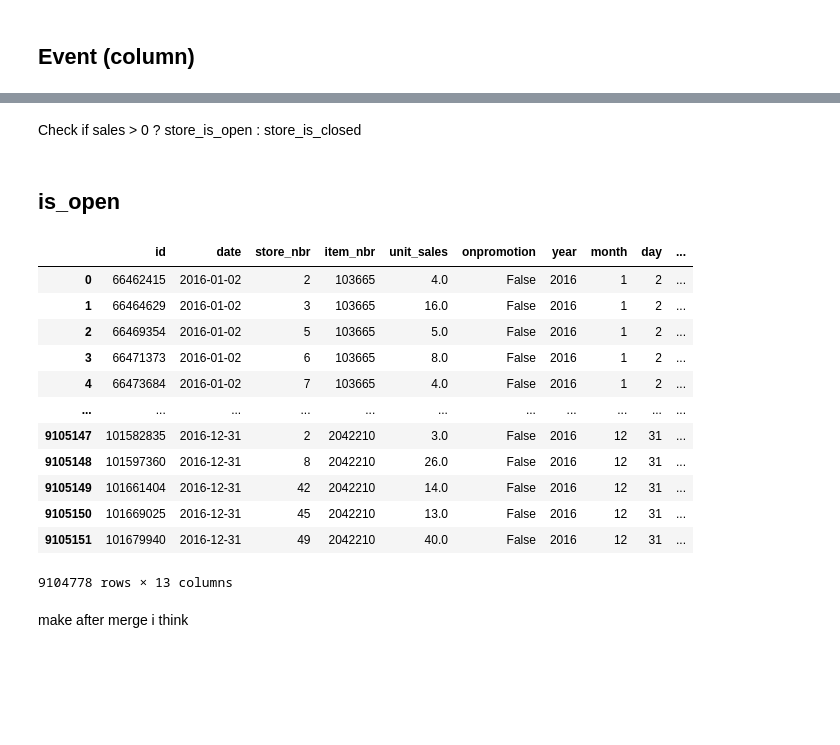
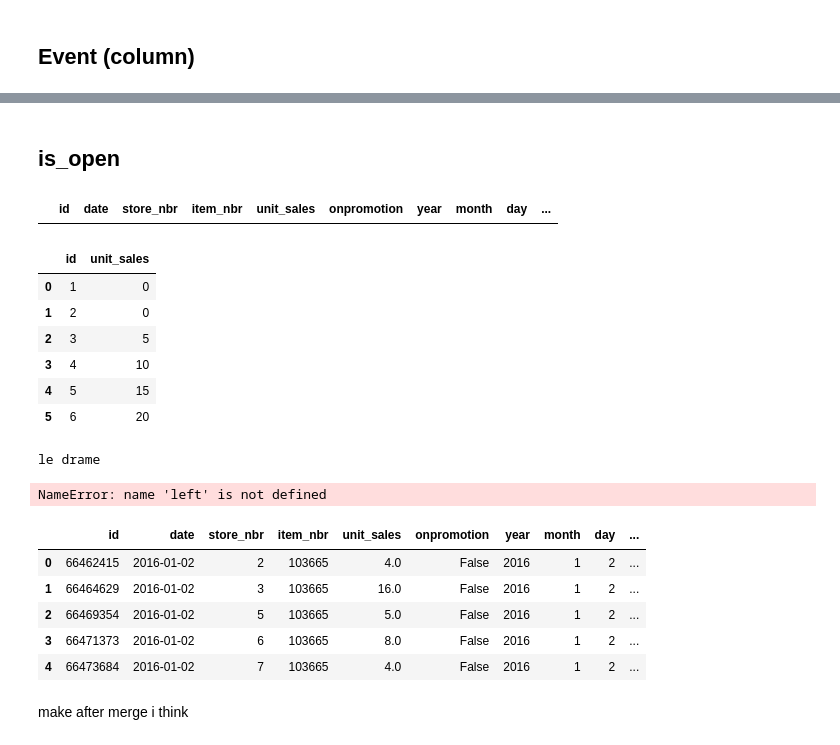
Before and after one commit to didine13/forecasting_for_sales, a Jupyter notebook: notebooks/nhouyvanisvong_data_prep_preproc.ipynb, the cells around one changed output, grey strips where cells are left out. Drawn from its saved outputs; the diff is of its cells as text; code cells hidden in the pictures; blank space fills up the shorter version.

Commit message:
Test condition to add True/False if store open/close

```diff
--- a/notebooks/nhouyvanisvong_data_prep_preproc.ipynb
+++ b/notebooks/nhouyvanisvong_data_prep_preproc.ipynb
@@ -632,26 +642,59 @@ holiday_data[holiday_data['type'] == 'Event']
-# %% [markdown]
-Check if sales > 0 ? store_is_open : store_is_closed
 # %% [markdown]
 ## is_open
 # %%
 # with train
+# %%
+train_itemsp[train_itemsp['unit_sales'] == 0]
+# %% [output]
+|  | id | date | store_nbr | item_nbr | unit_sales | onpromotion | year | month | day | ... |
+# %%
+test_df_dict = {'id': [1, 2, 3, 4, 5, 6], 'unit_sales': [0, 0, 5, 10, 15, 20]}
+
+df_test_dict = pd.DataFrame.from_dict(test_df_dict)
+df_test_dict
+# %% [output]
+|  | id | unit_sales |
+| 0 | 1 | 0 |
+| 1 | 2 | 0 |
+| 2 | 3 | 5 |
+| 3 | 4 | 10 |
+| 4 | 5 | 15 |
+| 5 | 6 | 20 |
+# %%
+if len(df_test_dict[df_test_dict['unit_sales'] == 0]) == 0:
+    df_test_dict['is_open'] = True
+else:
+    print('le drame')
+    df_to_merge = df_test_dict[df_test_dict['unit_sales'] != 0][['id']]
+    df_to_merge['is_open'] = True
+    df_test_dict = df_test_dict.merge(df_to_merge, on='id', how='left')
+df_test_dict
+# %% [output]
+le drame
+NameError: name 'left' is not defined
+# %%
+if len(train_itemsp[train_itemsp['unit_sales'] == 0]) == 0:
+    train_itemsp['is_open'] = True
+else:
+    train_to_merge = train_itemsp[train_itemsp['unit_sales'] != 0][['id']]
+    train_to_merge['is_open'] = True
+    train_itemsp = train_itemsp.merge(train_to_merge, on='id', how='left')
 # %%
 # to know if is_open
-train_itemsp.loc[train_itemsp['unit_sales'] > 0] # ['is_open'] = True
+if len(train_itemsp[train_itemsp['unit_sales'] == 0]) == 0:
+    train_itemsp['is_open'] = True
+else:
+    train_to_merge = train_itemsp[train_itemsp['unit_sales'] != 0][['id']]
+    train_to_merge['is_open'] = True
+    train_itemsp = train_itemsp.merge(train_to_merge, on='id', how=left)
+train_itemsp.head()
 # %% [output]
 |  | id | date | store_nbr | item_nbr | unit_sales | onpromotion | year | month | day | ... |
 | 0 | 66462415 | 2016-01-02 | 2 | 103665 | 4.0 | False | 2016 | 1 | 2 | ... |
 | 1 | 66464629 | 2016-01-02 | 3 | 103665 | 16.0 | False | 2016 | 1 | 2 | ... |
 | 2 | 66469354 | 2016-01-02 | 5 | 103665 | 5.0 | False | 2016 | 1 | 2 | ... |
 | 3 | 66471373 | 2016-01-02 | 6 | 103665 | 8.0 | False | 2016 | 1 | 2 | ... |
 | 4 | 66473684 | 2016-01-02 | 7 | 103665 | 4.0 | False | 2016 | 1 | 2 | ... |
-| ... | ... | ... | ... | ... | ... | ... | ... | ... | ... | ... |
-| 9105147 | 101582835 | 2016-12-31 | 2 | 2042210 | 3.0 | False | 2016 | 12 | 31 | ... |
-| 9105148 | 101597360 | 2016-12-31 | 8 | 2042210 | 26.0 | False | 2016 | 12 | 31 | ... |
-| 9105149 | 101661404 | 2016-12-31 | 42 | 2042210 | 14.0 | False | 2016 | 12 | 31 | ... |
-| 9105150 | 101669025 | 2016-12-31 | 45 | 2042210 | 13.0 | False | 2016 | 12 | 31 | ... |
-| 9105151 | 101679940 | 2016-12-31 | 49 | 2042210 | 40.0 | False | 2016 | 12 | 31 | ... |
-9104778 rows × 13 columns
 # %% [markdown]
 make after merge i think
 # %% [markdown]
```
Also changed, not shown: parts of 18 cells of this notebook.
